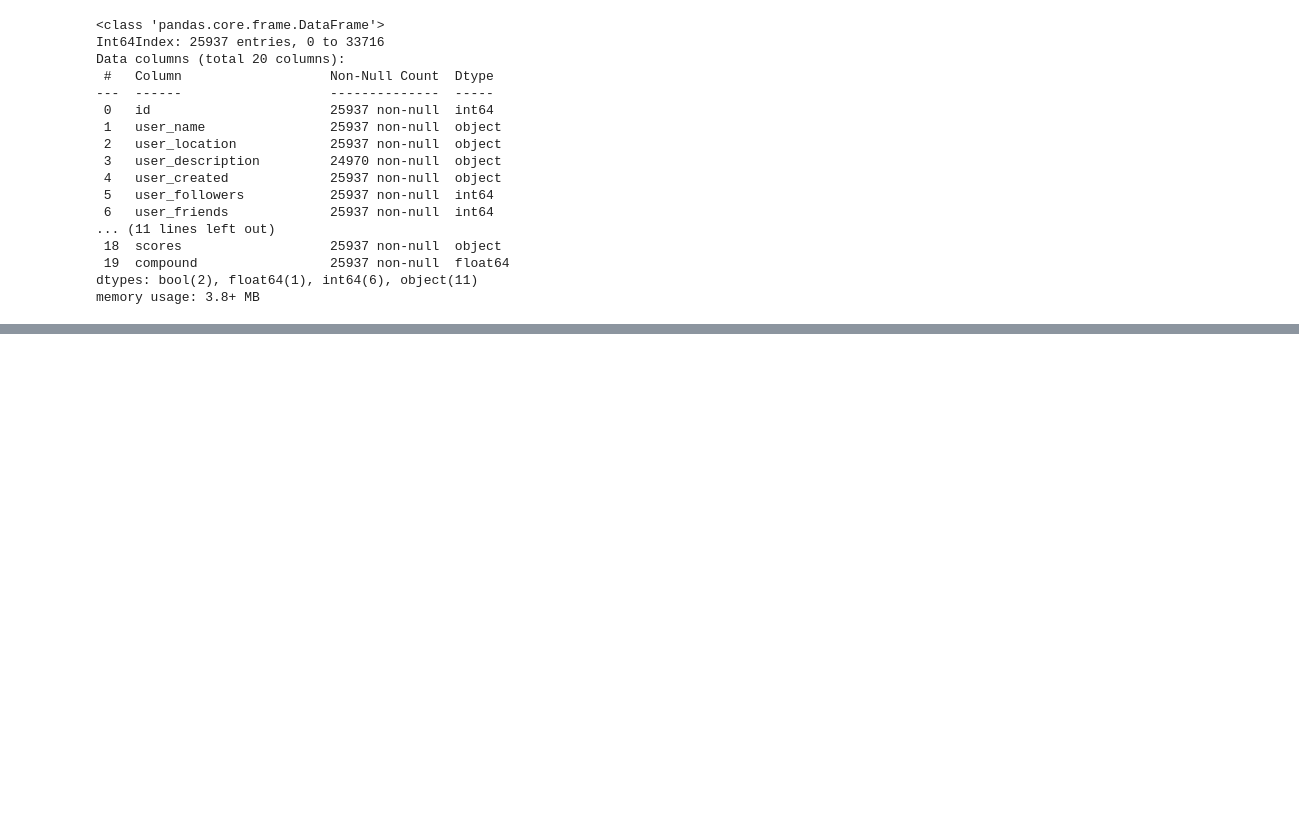
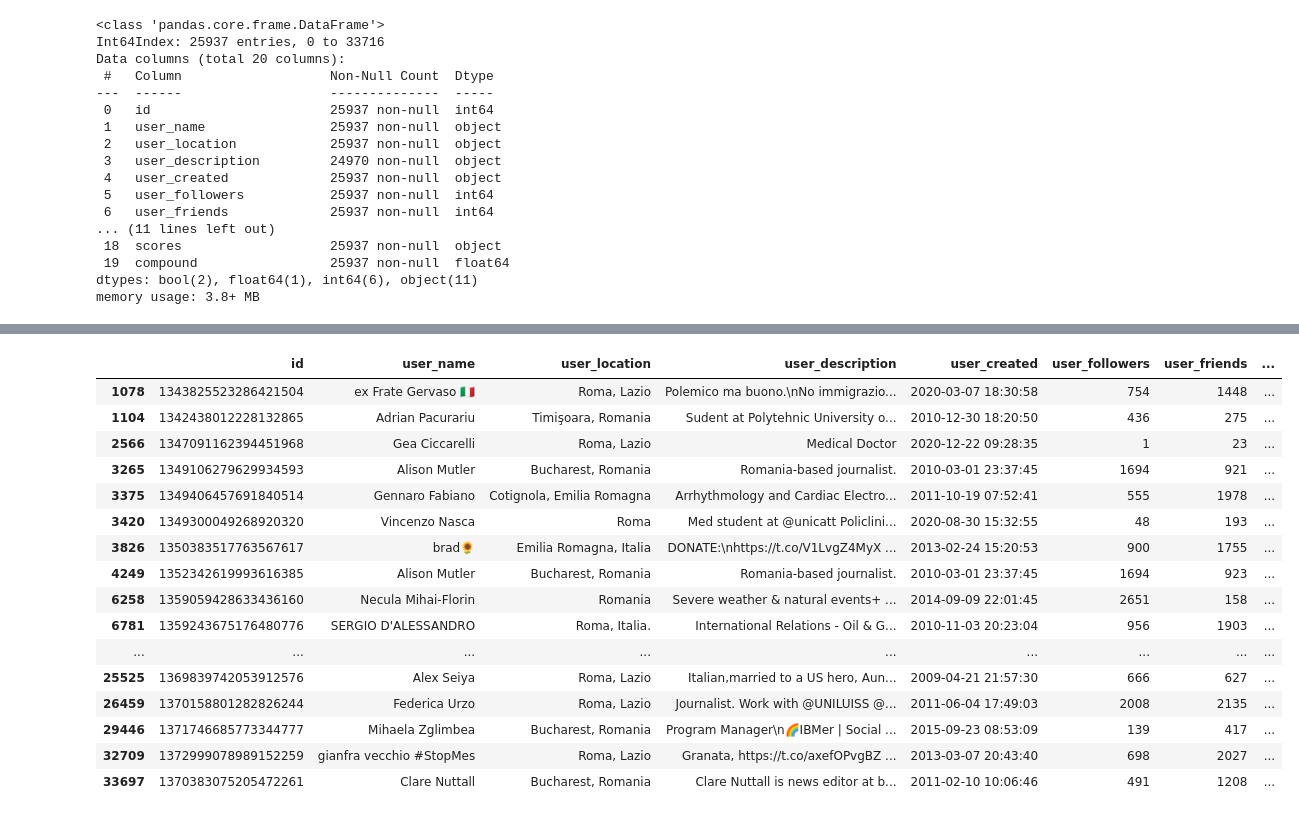
Before and after one commit to kevintr/DS_LAB_PSYCOLOGY_2021, a Jupyter notebook: DsLabCoronaVirus.ipynb, the cells around one changed output, grey strips where cells are left out. Saved outputs shown, nothing was run; the diff lists cells and outputs as text; code cells hidden in the pictures; blank space fills up the shorter version.

```diff
--- a/DsLabCoronaVirus.ipynb
+++ b/DsLabCoronaVirus.ipynb
@@ -289,3 +362,23 @@ vaccination.loc[0,'text']
+# %%
+vaccination.loc[vaccination['user_location'].str.contains('Roma', regex=True, na=False)]
+# %% [output]
+|  | id | user_name | user_location | user_description | user_created | user_followers | user_friends | ... |
+| 1078 | 1343825523286421504 | ex Frate Gervaso 🇮🇹 | Roma, Lazio | Polemico ma buono.\nNo immigrazio... | 2020-03-07 18:30:58 | 754 | 1448 | ... |
+| 1104 | 1342438012228132865 | Adrian Pacurariu | Timişoara, Romania | Sudent at Polytehnic University o... | 2010-12-30 18:20:50 | 436 | 275 | ... |
+| 2566 | 1347091162394451968 | Gea Ciccarelli | Roma, Lazio | Medical Doctor | 2020-12-22 09:28:35 | 1 | 23 | ... |
+| 3265 | 1349106279629934593 | Alison Mutler | Bucharest, Romania | Romania-based journalist. | 2010-03-01 23:37:45 | 1694 | 921 | ... |
+| 3375 | 1349406457691840514 | Gennaro Fabiano | Cotignola, Emilia Romagna | Arrhythmology and Cardiac Electro... | 2011-10-19 07:52:41 | 555 | 1978 | ... |
+| 3420 | 1349300049268920320 | Vincenzo Nasca | Roma | Med student at @unicatt Policlini... | 2020-08-30 15:32:55 | 48 | 193 | ... |
+| 3826 | 1350383517763567617 | brad🌻 | Emilia Romagna, Italia | DONATE:\nhttps://t.co/V1LvgZ4MyX ... | 2013-02-24 15:20:53 | 900 | 1755 | ... |
+| 4249 | 1352342619993616385 | Alison Mutler | Bucharest, Romania | Romania-based journalist. | 2010-03-01 23:37:45 | 1694 | 923 | ... |
+| 6258 | 1359059428633436160 | Necula Mihai-Florin | Romania | Severe weather & natural events+ ... | 2014-09-09 22:01:45 | 2651 | 158 | ... |
+| 6781 | 1359243675176480776 | SERGIO D'ALESSANDRO | Roma, Italia. | International Relations - Oil & G... | 2010-11-03 20:23:04 | 956 | 1903 | ... |
+| ... | ... | ... | ... | ... | ... | ... | ... | ... |
+| 25525 | 1369839742053912576 | Alex Seiya | Roma, Lazio | Italian,married to a US hero, Aun... | 2009-04-21 21:57:30 | 666 | 627 | ... |
+| 26459 | 1370158801282826244 | Federica Urzo | Roma, Lazio | Journalist. Work with @UNILUISS @... | 2011-06-04 17:49:03 | 2008 | 2135 | ... |
+| 29446 | 1371746685773344777 | Mihaela Zglimbea | Bucharest, Romania | Program Manager\n🌈IBMer | Social ... | 2015-09-23 08:53:09 | 139 | 417 | ... |
+| 32709 | 1372999078989152259 | gianfra vecchio #StopMes | Roma, Lazio | Granata, https://t.co/axefOPvgBZ ... | 2013-03-07 20:43:40 | 698 | 2027 | ... |
+| 33697 | 1370383075205472261 | Clare Nuttall | Bucharest, Romania | Clare Nuttall is news editor at b... | 2011-02-10 10:06:46 | 491 | 1208 | ... |
 # %%
 vaccination['hashtags']
 # %% [output]
```
Also changed, not shown: parts of 15 cells of this notebook.
